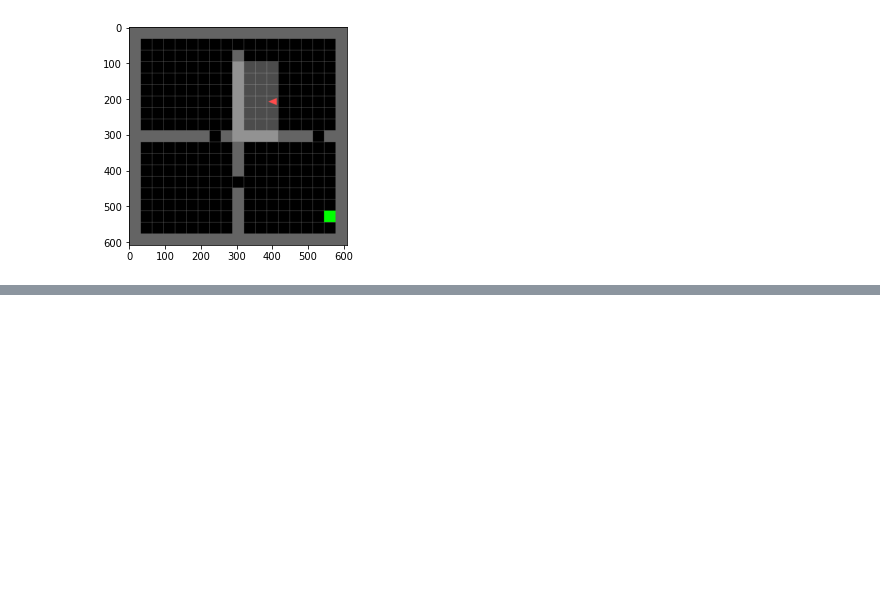
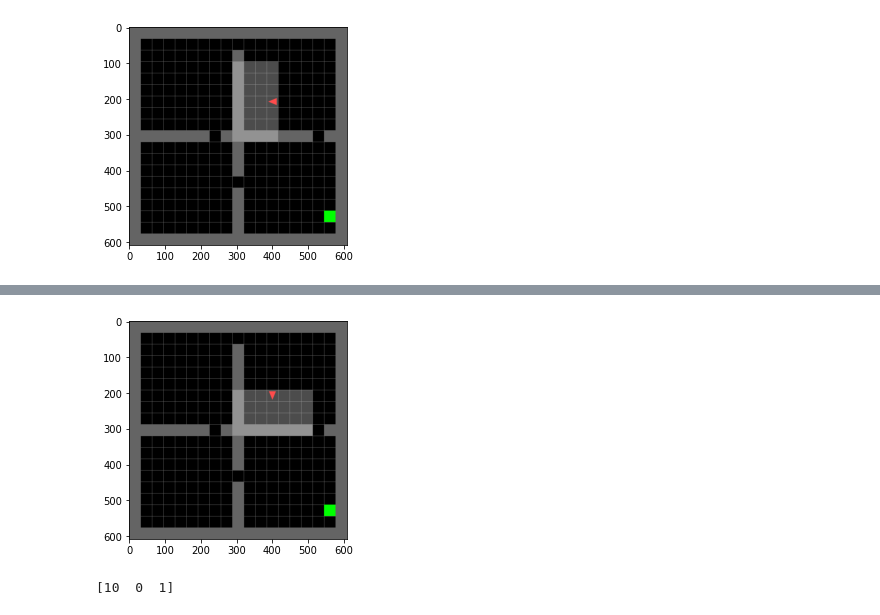
Before and after one commit to ejmejm/OptionsExplorationExperiments, a Jupyter notebook: deep_covering_options.ipynb, the cells around one changed output, grey strips where cells are left out. Saved outputs shown, nothing was run; the diff lists cells and outputs as text; code cells hidden in the pictures; blank space fills up the shorter version.

```diff
--- a/deep_covering_options.ipynb
+++ b/deep_covering_options.ipynb
@@ -321,0 +497,8 @@ render_eigenvector(eigen_function, env, env_seed)
+# %%
+obs = reset_env(env, seed=env_seed)
+obs, _, _, _ = env.step(0)
+render_state(env)
+print(obs[12, 6])
+# %% [output]
+[figure, added]
+[10  0  1]
```
Also changed, not shown: parts of 23 cells of this notebook, 2 other files.
